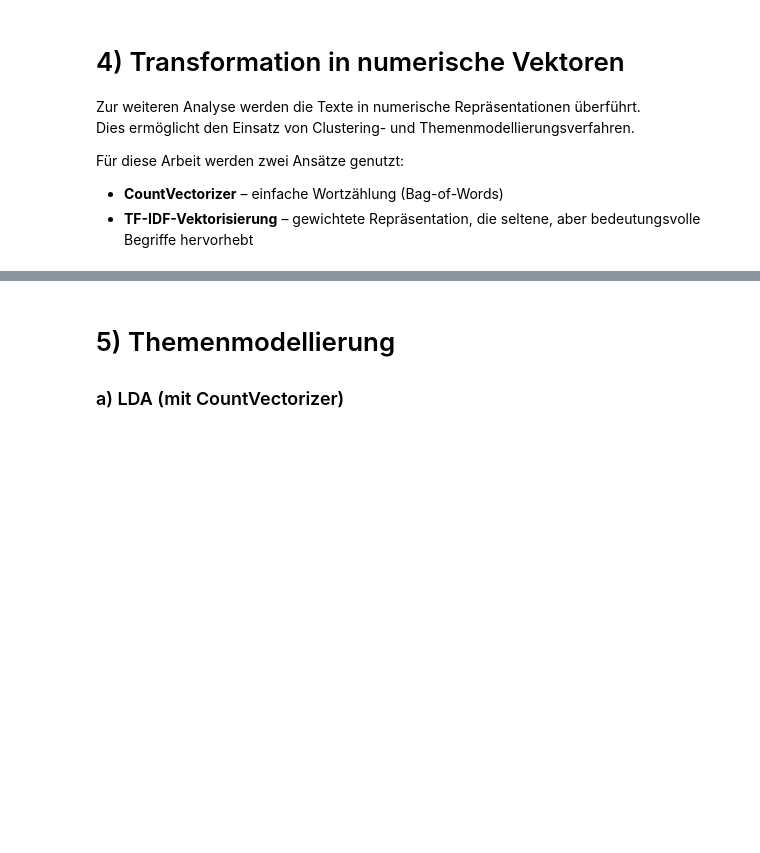
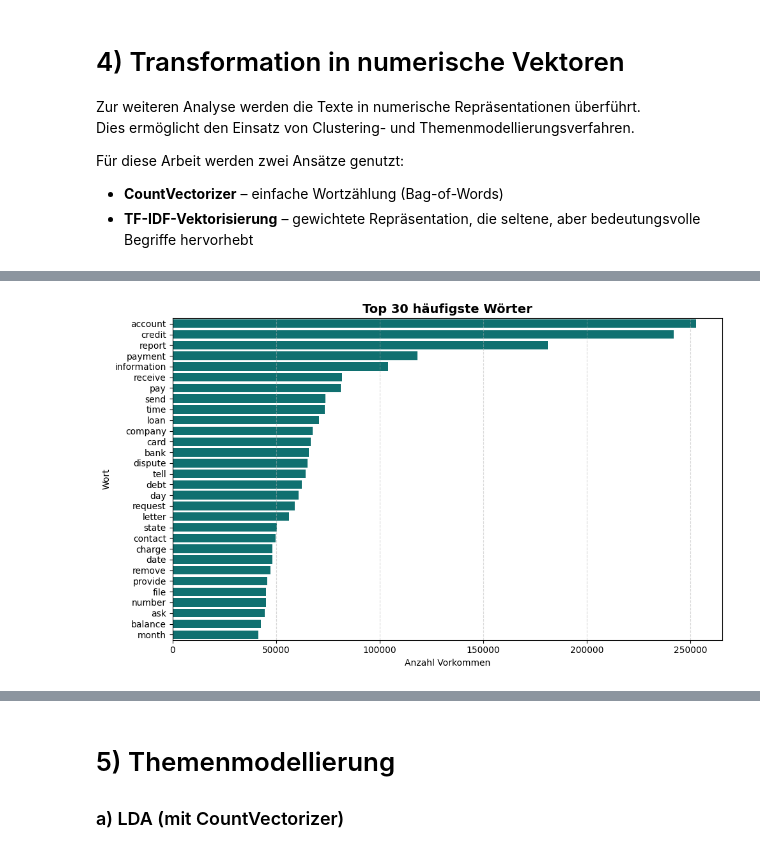
Before and after one commit to StGDev25/cfpb-nlp-analysis, a Jupyter notebook: DLBDSEDA02_D.ipynb, the cells around one changed output, grey strips where cells are left out. Cells and saved outputs as stored; diff of their text form; code cells hidden in the pictures; blank space fills up the shorter version.

Commit message:
requirements, Top 30 häufigste Wörter, Bigrams überarbeitet.

```diff
--- a/DLBDSEDA02_D.ipynb
+++ b/DLBDSEDA02_D.ipynb
@@ -241,27 +245,97 @@ Für diese Arbeit werden zwei Ansätze genutzt:
 - **TF-IDF-Vektorisierung** – gewichtete Repräsentation, die seltene, aber bedeutungsvolle Begriffe hervorhebt
 # %%
 if 'df' in globals() and 'cleaned_text' in df.columns:
+    # Texte als Liste einlesen
     docs = df['cleaned_text'].astype(str).tolist()
 
-    # TF-IDF
-    tfidf = TfidfVectorizer(max_df=0.95, min_df=5, max_features=5000, ngram_range=(1,2))
+    # ============================================================
+    # 1. TF-IDF-Vektorisierung
+    # ============================================================
+    # Ziel: numerische Repräsentation der Texte für NMF oder Klassifikation
+    # TF-IDF = Term Frequency * Inverse Document Frequency
+    # -> Gewichtet Wörter nach ihrer Relevanz über alle Dokumente hinweg
+    from sklearn.feature_extraction.text import TfidfVectorizer
+
+    tfidf = TfidfVectorizer(
+        max_df=0.95,       # ignoriere Wörter, die in >95% der Texte vorkommen
+        min_df=5,          # ignoriere Wörter, die in <5 Dokumenten vorkommen
+        max_features=5000, # Begrenze auf die 5000 wichtigsten Merkmale
+        ngram_range=(1, 2) # berücksichtige 1- und 2-Wort-Kombinationen
+    )
+
     X_tfidf = tfidf.fit_transform(docs)
-    print('TF-IDF Matrix:', X_tfidf.shape)
+    print('✅ TF-IDF Matrix erstellt:', X_tfidf.shape)
 
+    # ============================================================
+    # 2. Häufigste Wörter (Token-Frequenzen)
+    # ============================================================
+    from collections import Counter
+    import matplotlib.pyplot as plt
+    import seaborn as sns
 
-    # Häufigkeit der einzelnen Tokens (einfaches Counter-Approach auf Token-Strings)
+    # Alle Tokens in einer Liste sammeln
     all_tokens = ' '.join(docs).split()
     freq = Counter(all_tokens)
+
+    # 30 häufigste Wörter extrahieren
+    top_tokens = freq.most_common(30)
+
+    # In DataFrame für Visualisierung umwandeln
+    token_df = pd.DataFrame(top_tokens, columns=['Wort', 'Häufigkeit'])
+
     print('\nTop 30 Tokens:')
-    print(freq.most_common(30))
+    print(token_df.head(10))
 
+    # Visualisierung
+    plt.figure(figsize=(10, 6))
+    sns.barplot(
+        data=token_df,
+        x='Häufigkeit', y='Wort',
+        color='teal'
+    )
+    plt.title('Top 30 häufigste Wörter', fontsize=14, weight='bold')
+    plt.xlabel('Anzahl Vorkommen')
+    plt.ylabel('Wort')
+    plt.grid(axis='x', linestyle='--', alpha=0.5)
+    plt.tight_layout()
+    plt.show()
 
-    # Bigram-Frequenzen mit CountVectorizer
-    cv_bigram = CountVectorizer(ngram_range=(2,2), min_df=5)
+    # ============================================================
+    # 3. Häufigste Bigramme (zwei aufeinanderfolgende Wörter)
+    # ============================================================
+    from sklearn.feature_extraction.text import CountVectorizer
+
+    # Erstelle Bigram-Vektorisierung
+    cv_bigram = CountVectorizer(ngram_range=(2, 2), min_df=5)
     X_bigram = cv_bigram.fit_transform(docs)
+
+    # Häufigkeiten der Bigramme summieren
     sum_words = X_bigram.sum(axis=0)
+
+    # Extrahiere Bigramme und deren Häufigkeiten
     bigram_freq = [(word, sum_words[0, idx]) for word, idx in cv_bigram.vocabulary_.items()]
     bigram_freq = sorted(bigram_freq, key=lambda x: x[1], reverse=True)
+
+    # In DataFrame umwandeln
+    bigram_df = pd.DataFrame(bigram_freq[:20], columns=['Bigramm', 'Häufigkeit'])
+
     print('\nTop 20 Bigrams:')
-    print(bigram_freq[:20])
+    print(bigram_df.head(10))
+
+    # Visualisierung
+    plt.figure(figsize=(10, 6))
+    sns.barplot(
+        data=bigram_df,
+        x='Häufigkeit', y='Bigramm',
+        color='purple'
+    )
+    plt.title('Top 20 häufigste Bigramme', fontsize=14, weight='bold')
+    plt.xlabel('Anzahl Vorkommen')
+    plt.ylabel('Bigramm')
+    plt.grid(axis='x', linestyle='--', alpha=0.5)
+    plt.tight_layout()
+    plt.show()
+
+else:
+    print("⚠️ DataFrame 'df' oder Spalte 'cleaned_text' wurde nicht gefunden.")
 # %% [output]
@@ -274,0 +356 @@ Top 20 Bigrams:
+[figure, added]
```
Also changed, not shown: parts of 3 cells of this notebook, 1 other file.
